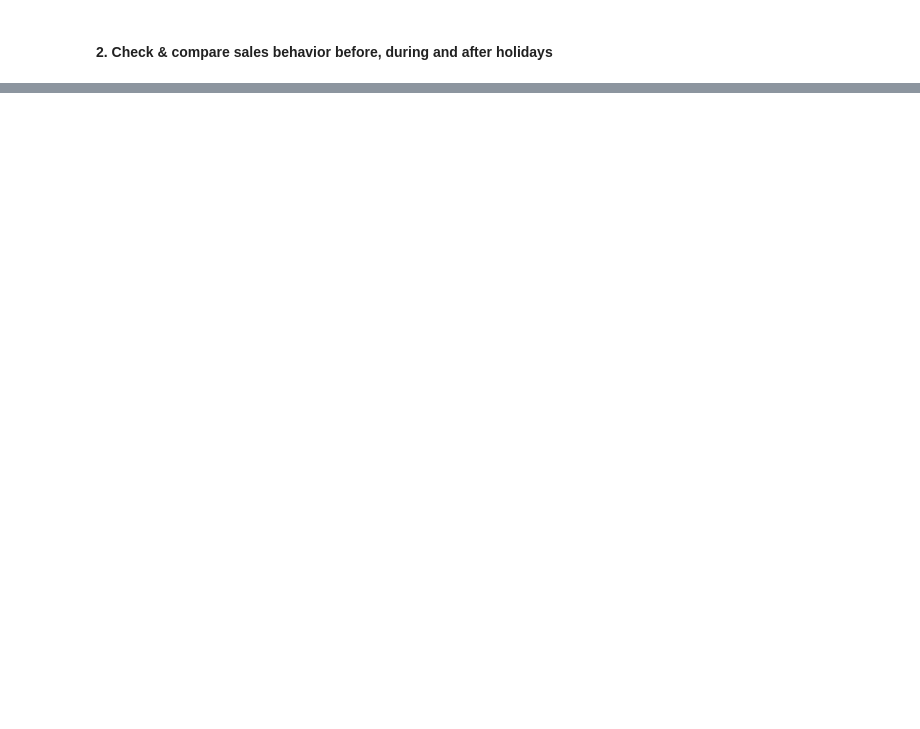
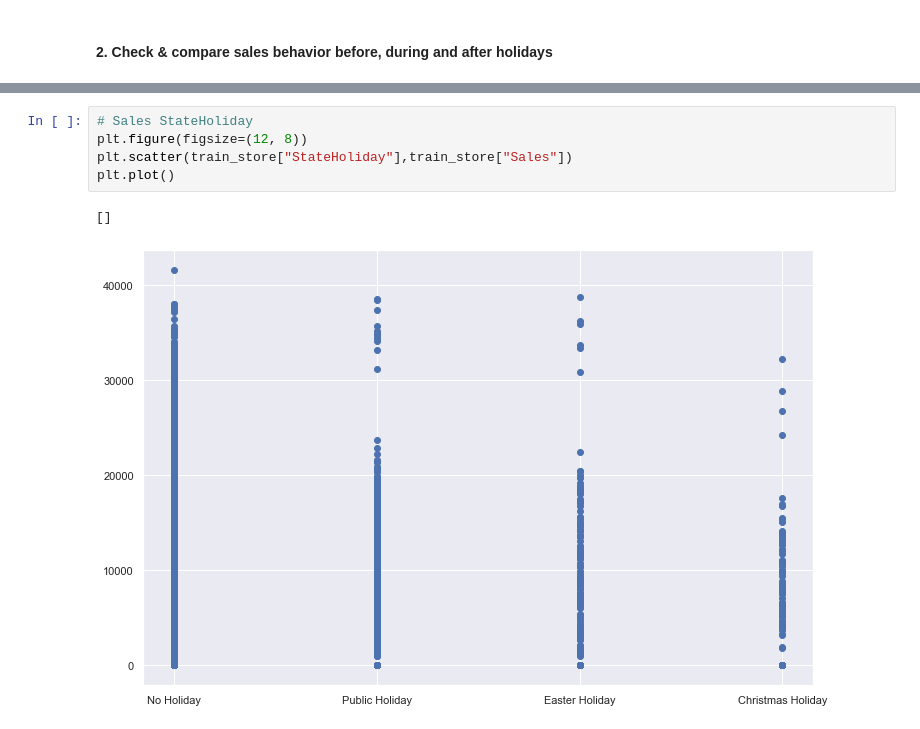
Before and after one commit to Tilda98/Pharmaceutical-Sales-Prediction, a Jupyter notebook: notebooks/EDA.ipynb, the cells around one changed output, grey strips where cells are left out. Saved outputs shown, nothing was run; the diff lists cells and outputs as text; blank space fills up the shorter version.

```diff
--- a/notebooks/EDA.ipynb
+++ b/notebooks/EDA.ipynb
@@ -363,0 +374,8 @@ These are the easter holidays from 2013-2015:
+# %%
+# Sales StateHoliday
+plt.figure(figsize=(12, 8))
+plt.scatter(train_store["StateHoliday"],train_store["Sales"])
+plt.plot()
+# %% [output]
+[]
+[figure, added]
```
Also changed, not shown: parts of 17 cells of this notebook.
